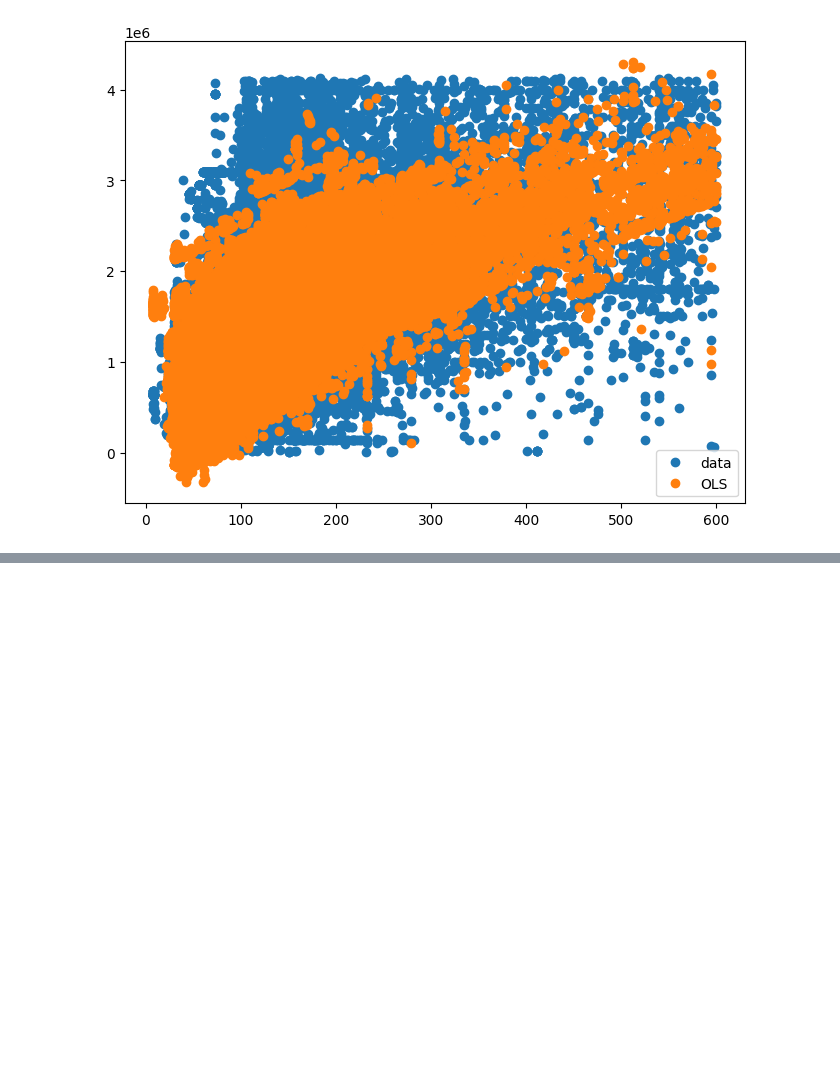
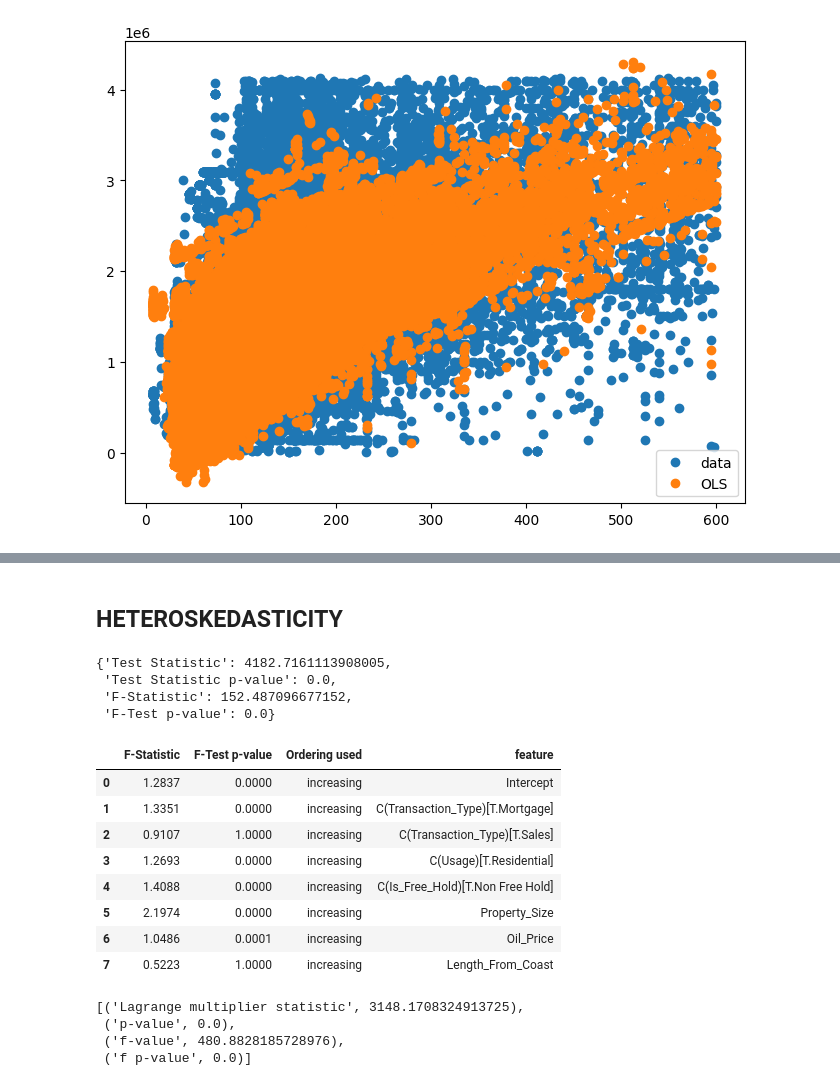
Before and after one commit to geporys/econometrics-project-assignment-hse-2022, a Jupyter notebook: Main analysis.ipynb, the cells around one changed output, grey strips where cells are left out. Saved outputs shown, nothing was run; the diff lists cells and outputs as text; code cells hidden in the pictures; blank space fills up the shorter version.

Commit message:
tests added

```diff
--- a/Main analysis.ipynb
+++ b/Main analysis.ipynb
@@ -522,0 +491,2 @@ KeyboardInterrupt:
+# %% [markdown]
+## HETEROSKEDASTICITY
@@ -522,0 +504,41 @@ KeyboardInterrupt:
+# %%
+white
+# %% [output]
+{'Test Statistic': 4182.7161113908005,
+ 'Test Statistic p-value': 0.0,
+ 'F-Statistic': 152.487096677152,
+ 'F-Test p-value': 0.0}
+# %%
+def goldfeldquandt_test(results, model): # from model
+    """
+    Calculates F-Stat and p-value for given fitted model. Returns Dictionary.
+
+    Arguments:
+    results - fitted regression model from Statsmodels
+    model - unfitted model from Statsmodel
+    idx - index of a column as a int, by which explanatory variables are sorted
+
+    """
+    labels = ['F-Statistic', 'F-Test p-value', 'Ordering used']
+    values = []
+    for i in range(len(model.exog_names)):
+        values.append(het_goldfeldquandt(results.model.endog, results.model.exog, idx=i))
+
+    output = pd.DataFrame(values, columns = labels)
+    output['feature'] = model.exog_names
+
+    return output
+# %%
+het = goldfeldquandt_test(four_results, four_model)
+# %%
+het.round(4)
+# %% [output]
+|  | F-Statistic | F-Test p-value | Ordering used | feature |
+| 0 | 1.2837 | 0.0000 | increasing | Intercept |
+| 1 | 1.3351 | 0.0000 | increasing | C(Transaction_Type)[T.Mortgage] |
+| 2 | 0.9107 | 1.0000 | increasing | C(Transaction_Type)[T.Sales] |
+| 3 | 1.2693 | 0.0000 | increasing | C(Usage)[T.Residential] |
+| 4 | 1.4088 | 0.0000 | increasing | C(Is_Free_Hold)[T.Non Free Hold] |
+| 5 | 2.1974 | 0.0000 | increasing | Property_Size |
+| 6 | 1.0486 | 0.0001 | increasing | Oil_Price |
+| 7 | 0.5223 | 1.0000 | increasing | Length_From_Coast |
@@ -522,0 +556,8 @@ KeyboardInterrupt:
+# %%
+breuschpagan_test = breuschpagan(four_model, four_results)
+breuschpagan_test
+# %% [output]
+[('Lagrange multiplier statistic', 3148.1708324913725),
+ ('p-value', 0.0),
+ ('f-value', 480.8828185728976),
+ ('f p-value', 0.0)]
```
Also changed, not shown: parts of 28 cells of this notebook, 1 other file.
